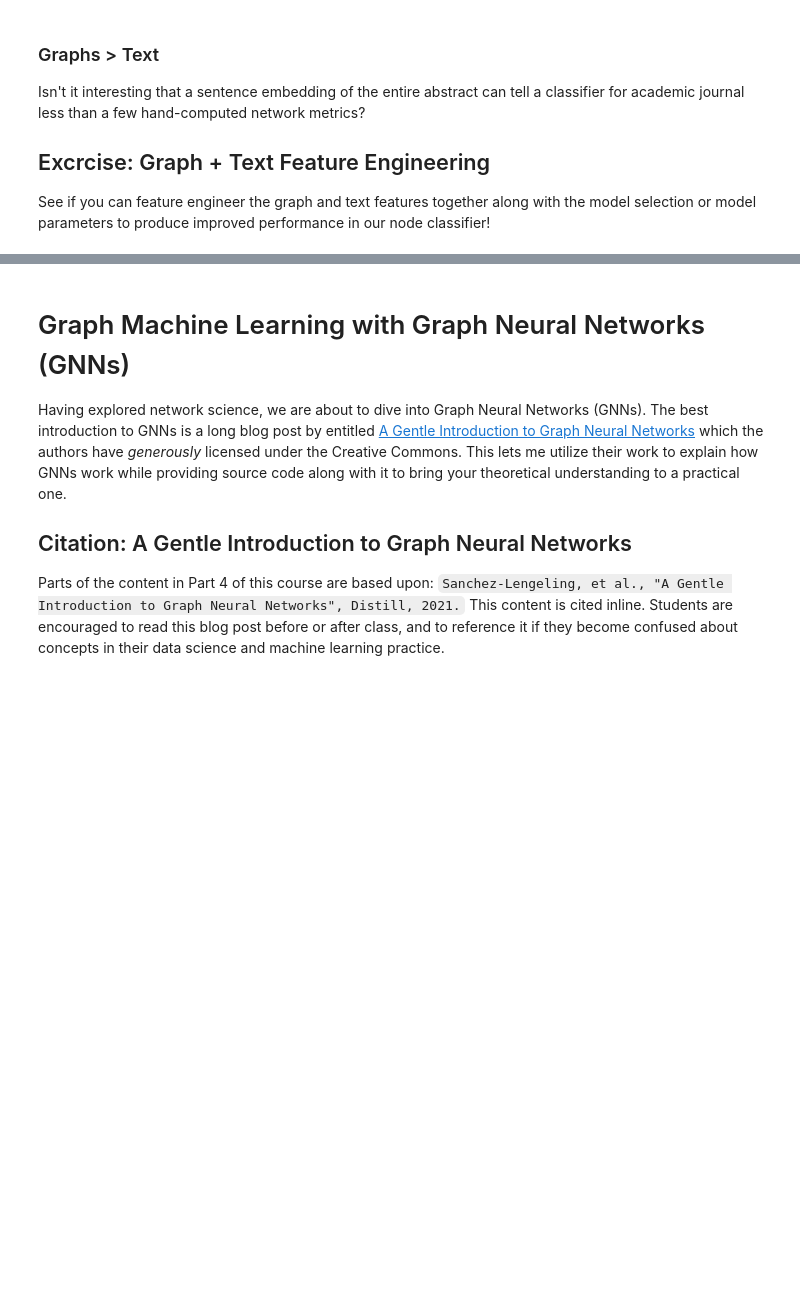
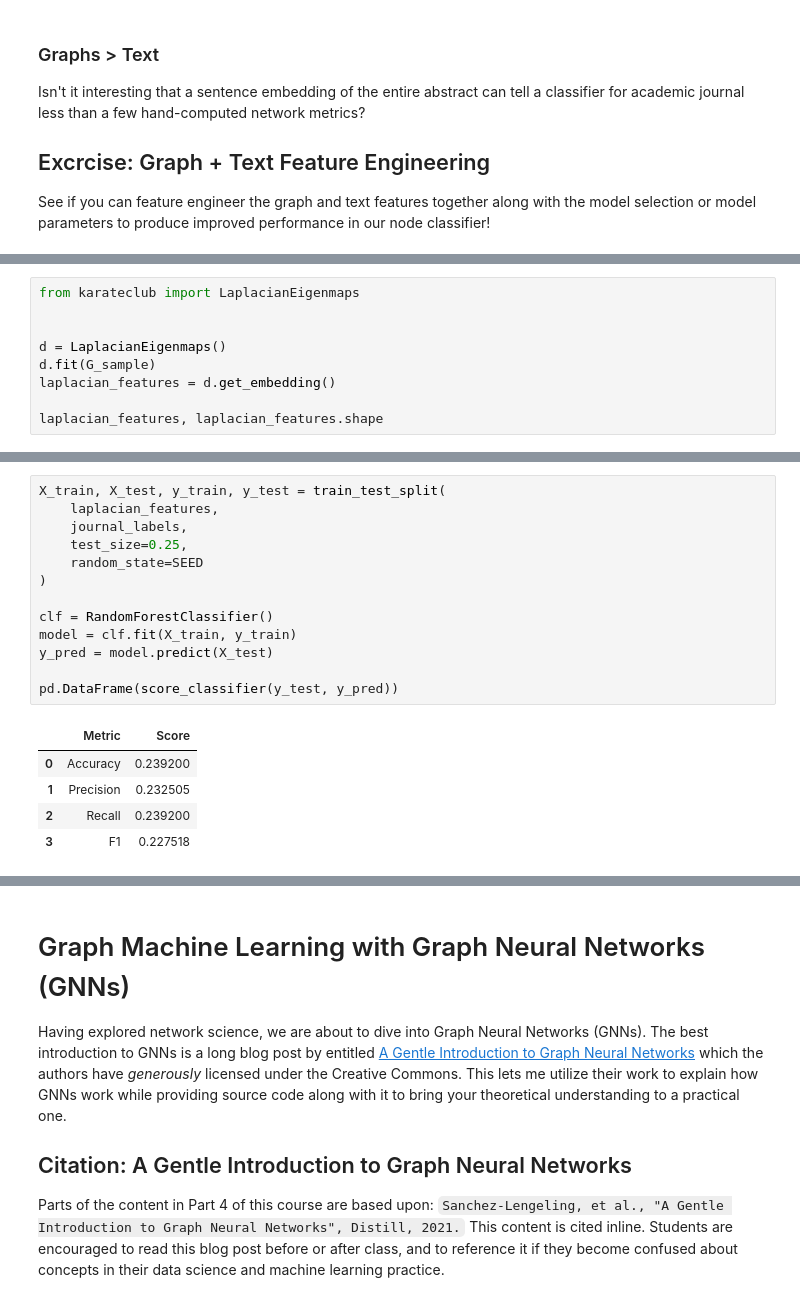
Before and after one commit to Graphlet-AI/graphml-class, a Jupyter notebook: Part 4 - Graph Machine Learning.ipynb, the cells around one changed output, grey strips where cells are left out. Drawn from its saved outputs; the diff is of its cells as text; blank space fills up the shorter version.

```diff
--- a/Part 4 - Graph Machine Learning.ipynb
+++ b/Part 4 - Graph Machine Learning.ipynb
@@ -857,0 +969,9 @@ from karateclub import DeepWalk
+# %%
+from karateclub import LaplacianEigenmaps
+
+
+d = LaplacianEigenmaps()
+d.fit(G_sample)
+laplacian_features = d.get_embedding()
+
+laplacian_features, laplacian_features.shape
@@ -857,0 +993,19 @@ from karateclub import DeepWalk
+# %%
+X_train, X_test, y_train, y_test = train_test_split(
+    laplacian_features,
+    journal_labels,
+    test_size=0.25,
+    random_state=SEED
+)
+
+clf = RandomForestClassifier()
+model = clf.fit(X_train, y_train)
+y_pred = model.predict(X_test)
+
+pd.DataFrame(score_classifier(y_test, y_pred))
+# %% [output]
+|  | Metric | Score |
+| 0 | Accuracy | 0.239200 |
+| 1 | Precision | 0.232505 |
+| 2 | Recall | 0.239200 |
+| 3 | F1 | 0.227518 |
```
Also changed, not shown: parts of 35 cells of this notebook, 1 other file.
